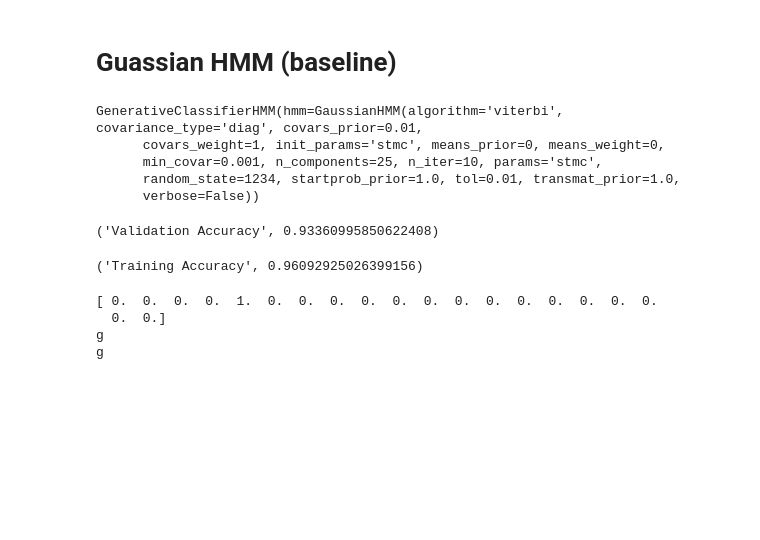
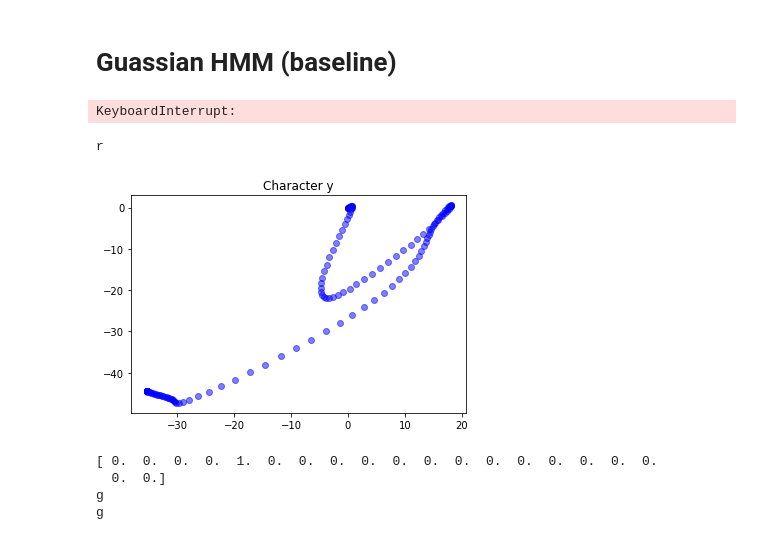
Before and after one commit to mckayryan/classifying_handwritten_letters_HMM, a Jupyter notebook: Assignment 2.ipynb, the cells around one changed output. Cells and saved outputs as stored; diff of their text form; code cells hidden in the pictures; blank space fills up the shorter version.

```diff
--- a/Assignment 2.ipynb
+++ b/Assignment 2.ipynb
@@ -168,9 +169,7 @@ class GenerativeClassifierHMM(BaseEstimator, ClassifierMixin):
         prob_post_norm = np.empty_like(log_post_unnorm)
 
         for i in range(log_post_unnorm.shape[1]):
-            c = np.max(log_post_unnorm[:,i])
-            prob_post_unnorm = np.exp(log_post_unnorm[:,i].astype(np.float64) - c)
-            prob_post_norm[:,i] = prob_post_unnorm / np.sum(prob_post_unnorm)
+            prob_post_norm[:,i] = log_post_unnorm[:,i] - logsumexp(log_post_unnorm[:,i].astype(np.float64))
 
         return prob_post_norm
 
@@ -195,27 +194,30 @@ train_index, test_index = list(kf.split(xtrain, ytrain))[0]
 
 hmm_classifier.fit(xtrain[train_index],
                    label_enc.transform(ytrain[train_index]),
-                   np.tile(25, 20))
+                   np.tile(10, 20))
 # %% [output]
-GenerativeClassifierHMM(hmm=GaussianHMM(algorithm='viterbi', covariance_type='diag', covars_prior=0.01,
-      covars_weight=1, init_params='stmc', means_prior=0, means_weight=0,
-      min_covar=0.001, n_components=25, n_iter=10, params='stmc',
-      random_state=1234, startprob_prior=1.0, tol=0.01, transmat_prior=1.0,
-      verbose=False))
+KeyboardInterrupt:
 # %%
 y_val_pred = label_enc.inverse_transform(hmm_classifier.predict(xtrain[test_index]))
 # %%
 print('Validation Accuracy', (y_val_pred == ytrain[test_index]).mean())
-# %% [output]
-('Validation Accuracy', 0.93360995850622408)
 # %%
 y_train_pred = label_enc.inverse_transform(hmm_classifier.predict(xtrain[train_index]))
 # %%
 print('Training Accuracy', (y_train_pred == ytrain[train_index]).mean())
-# %% [output]
-('Training Accuracy', 0.96092925026399156)
 # %%
-probs = hmm_classifier.predict_proba(xtrain[train_index])
+probs = hmm_classifier.predict_proba(xtest)
+print(probs)
+# %%
+print(key[np.argmax(probs[:,0])])
+# %% [output]
+r
+# %%
+index = 53
+x = xtest[index] * (train_max - train_min) + train_min
+plot_char(x.T, np.argmax(probs[:,index])+1)
+# %% [output]
+[figure, added]
 # %%
 idx = 2
 print(np.round(probs[:,idx], 4))
```
Also changed, not shown: parts of 5 cells of this notebook.
